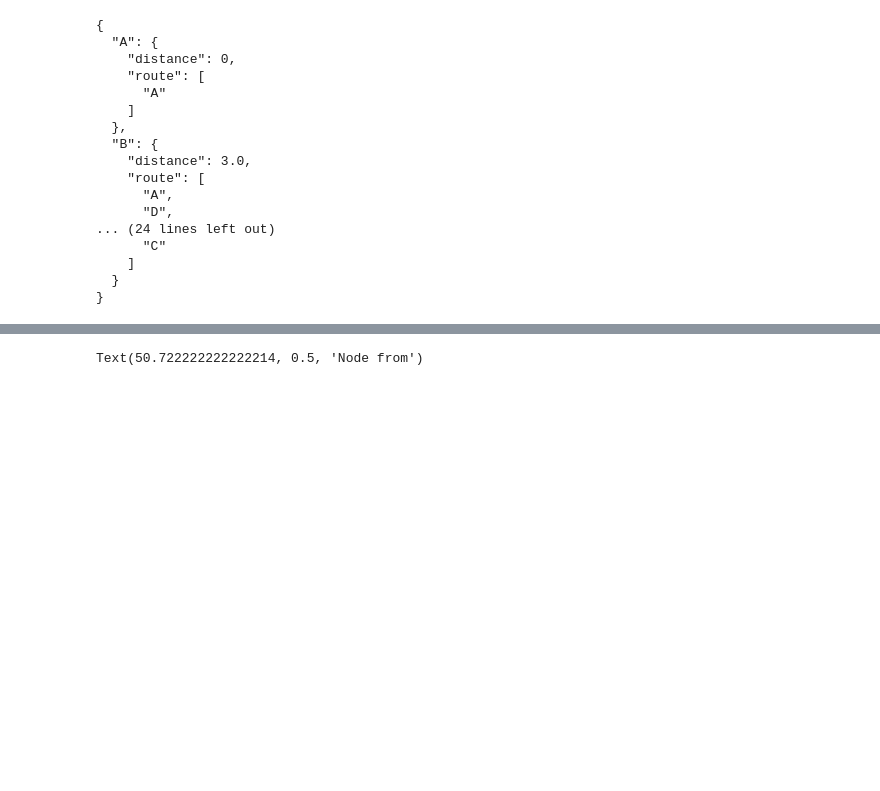
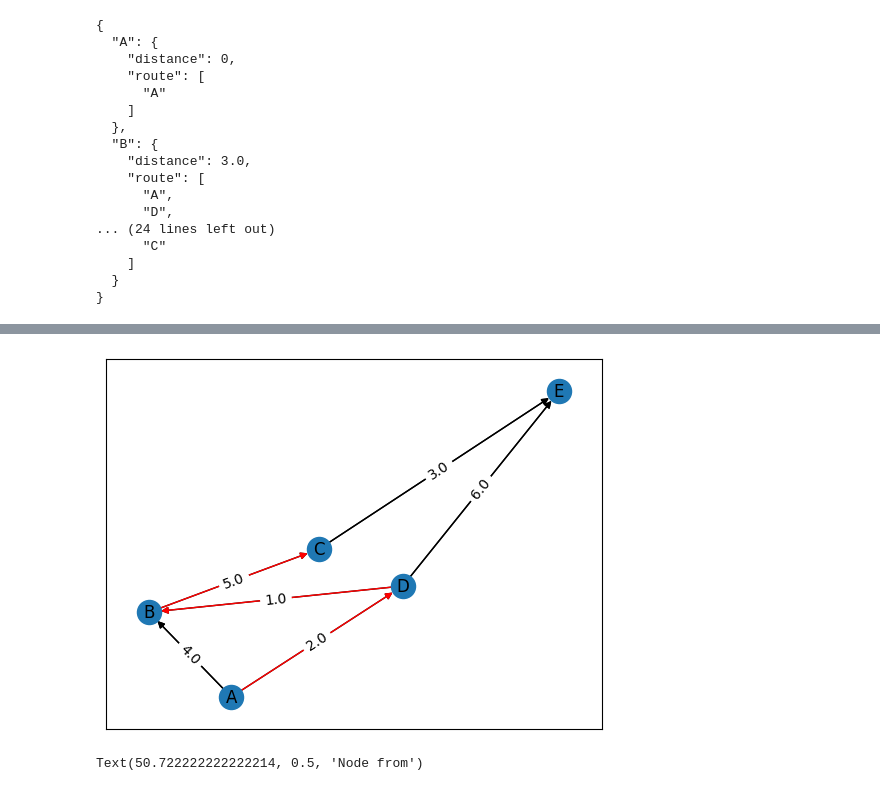
Before and after one commit to BenjaminWills/dijkstras_algorithm_solver, a Jupyter notebook: dijkstras_algorithm/experiment.ipynb, the cells around one changed output, grey strips where cells are left out. Saved outputs shown, nothing was run; the diff lists cells and outputs as text; code cells hidden in the pictures; blank space fills up the shorter version.

```diff
--- a/dijkstras_algorithm/experiment.ipynb
+++ b/dijkstras_algorithm/experiment.ipynb
@@ -44,2 +42,6 @@ import seaborn as sns
+# %%
+network.highlight_fastest_path('A','C')
+# %% [output]
+[figure, added]
 # %%
 import matplotlib.pyplot as plt
```
Also changed, not shown: parts of 8 cells of this notebook, 1 other file.
